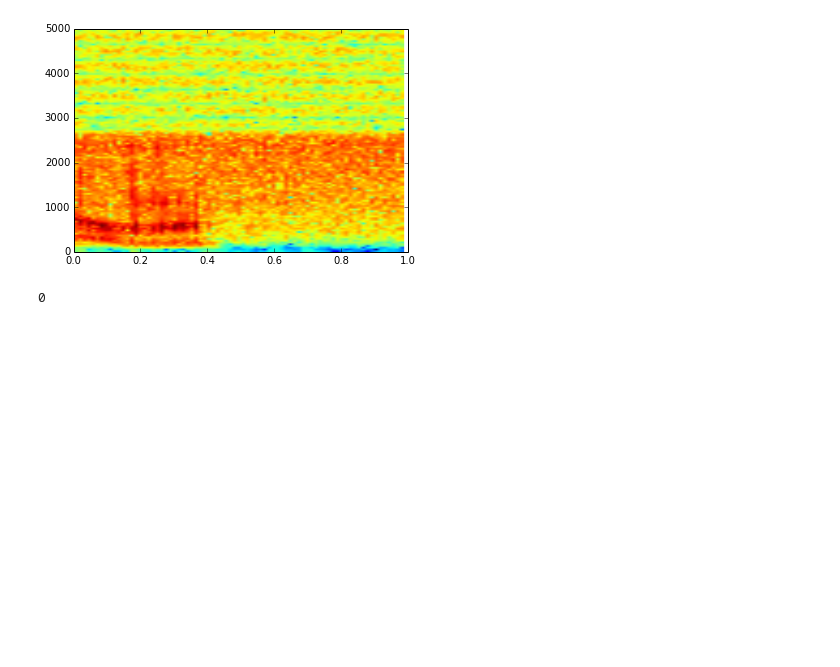
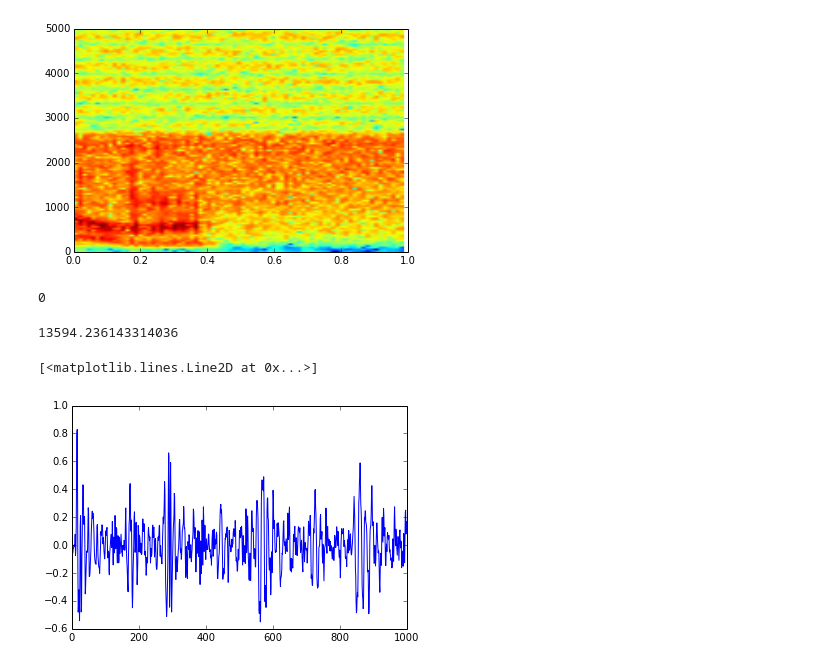
Before and after one commit to jbm9/sdr_snippets, a Jupyter notebook: web/gnuradio_and_ipython/0 First Attempt.ipynb, the cells around one changed output. Saved outputs shown, nothing was run; the diff lists cells and outputs as text; code cells hidden in the pictures; blank space fills up the shorter version.

```diff
--- a/web/gnuradio_and_ipython/0 First Attempt.ipynb
+++ b/web/gnuradio_and_ipython/0 First Attempt.ipynb
@@ -138,3 +140,32 @@ from subprocess import call
 call("aplay -r 20k -f S16_LE -t raw -c 1 wx.raw".split(" "))
 # %% [output]
 0
+# %%
+max(abs(w)*500)
+# %% [output]
+13594.236143314036
+# %%
+audio_rate = 22050 # close enough for now...
+
+file_source = blocks.file_source(gr.sizeof_short, "wx.raw", repeat=False)
+
+throttle = blocks.throttle(gr.sizeof_short, audio_rate)
+
+stf = blocks.short_to_float(scale=10000.0) # the scale here is exactly backwards of what I'd expect...
+
+v_sink = blocks.vector_sink_f()
+
+audio_sink = audio.sink(audio_rate)
+
+ab = gr.top_block()
+ab.connect(file_source, throttle, stf, audio_sink)
+ab.connect(stf, v_sink)
+
+ab.run()
+# %%
+u = np.array(v_sink.data())
+
+plot(u[0:1000])
+# %% [output]
+[<matplotlib.lines.Line2D at 0x...>]
+[figure, added]
```
Also changed, not shown: parts of 2 cells of this notebook, 2 other files.
